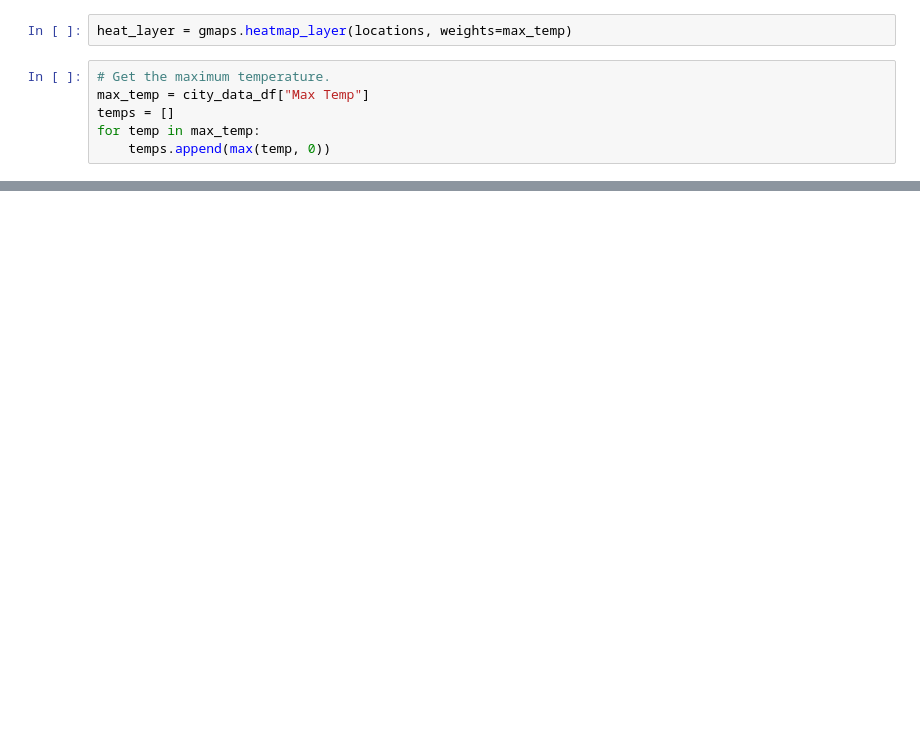
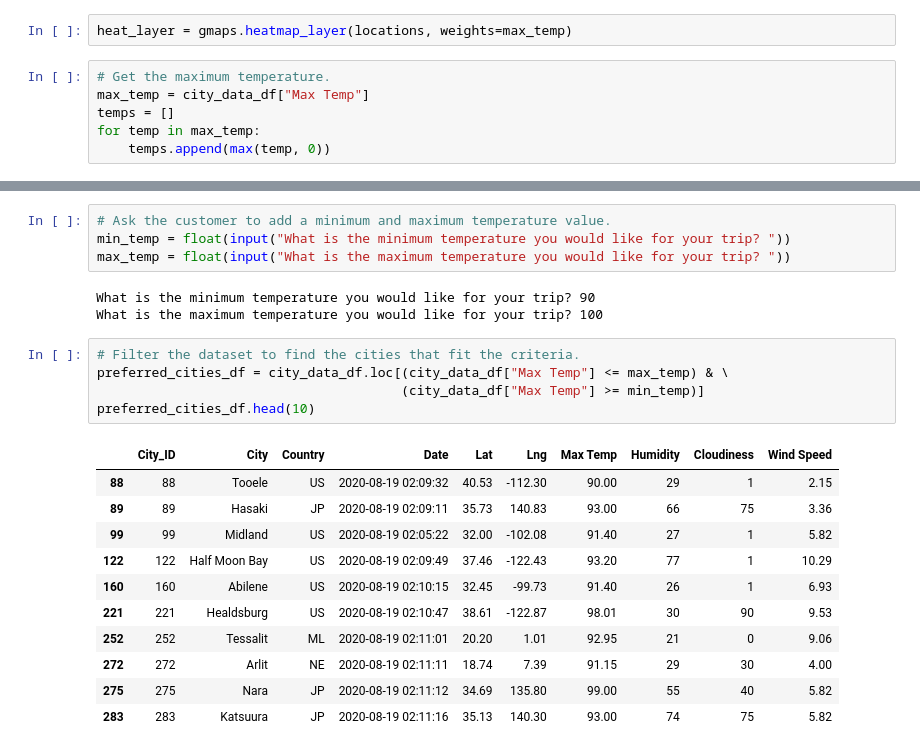
Before and after one commit to gacuchac/World_Weather_Analysis, a Jupyter notebook: WeatherPy.ipynb, the cells around one changed output, grey strips where cells are left out. Saved outputs shown, nothing was run; the diff lists cells and outputs as text; blank space fills up the shorter version.

```diff
--- a/WeatherPy.ipynb
+++ b/WeatherPy.ipynb
@@ -339,0 +364,24 @@ fig
+# %%
+# Ask the customer to add a minimum and maximum temperature value.
+min_temp = float(input("What is the minimum temperature you would like for your trip? "))
+max_temp = float(input("What is the maximum temperature you would like for your trip? "))
+# %% [output]
+What is the minimum temperature you would like for your trip? 90
+What is the maximum temperature you would like for your trip? 100
+# %%
+# Filter the dataset to find the cities that fit the criteria.
+preferred_cities_df = city_data_df.loc[(city_data_df["Max Temp"] <= max_temp) & \
+                                       (city_data_df["Max Temp"] >= min_temp)]
+preferred_cities_df.head(10)
+# %% [output]
+|  | City_ID | City | Country | Date | Lat | Lng | Max Temp | Humidity | Cloudiness | Wind Speed |
+| 88 | 88 | Tooele | US | 2020-08-19 02:09:32 | 40.53 | -112.30 | 90.00 | 29 | 1 | 2.15 |
+| 89 | 89 | Hasaki | JP | 2020-08-19 02:09:11 | 35.73 | 140.83 | 93.00 | 66 | 75 | 3.36 |
+| 99 | 99 | Midland | US | 2020-08-19 02:05:22 | 32.00 | -102.08 | 91.40 | 27 | 1 | 5.82 |
+| 122 | 122 | Half Moon Bay | US | 2020-08-19 02:09:49 | 37.46 | -122.43 | 93.20 | 77 | 1 | 10.29 |
+| 160 | 160 | Abilene | US | 2020-08-19 02:10:15 | 32.45 | -99.73 | 91.40 | 26 | 1 | 6.93 |
+| 221 | 221 | Healdsburg | US | 2020-08-19 02:10:47 | 38.61 | -122.87 | 98.01 | 30 | 90 | 9.53 |
+| 252 | 252 | Tessalit | ML | 2020-08-19 02:11:01 | 20.20 | 1.01 | 92.95 | 21 | 0 | 9.06 |
+| 272 | 272 | Arlit | NE | 2020-08-19 02:11:11 | 18.74 | 7.39 | 91.15 | 29 | 30 | 4.00 |
+| 275 | 275 | Nara | JP | 2020-08-19 02:11:12 | 34.69 | 135.80 | 99.00 | 55 | 40 | 5.82 |
+| 283 | 283 | Katsuura | JP | 2020-08-19 02:11:16 | 35.13 | 140.30 | 93.00 | 74 | 75 | 5.82 |
```
Also changed, not shown: parts of 8 cells of this notebook.
